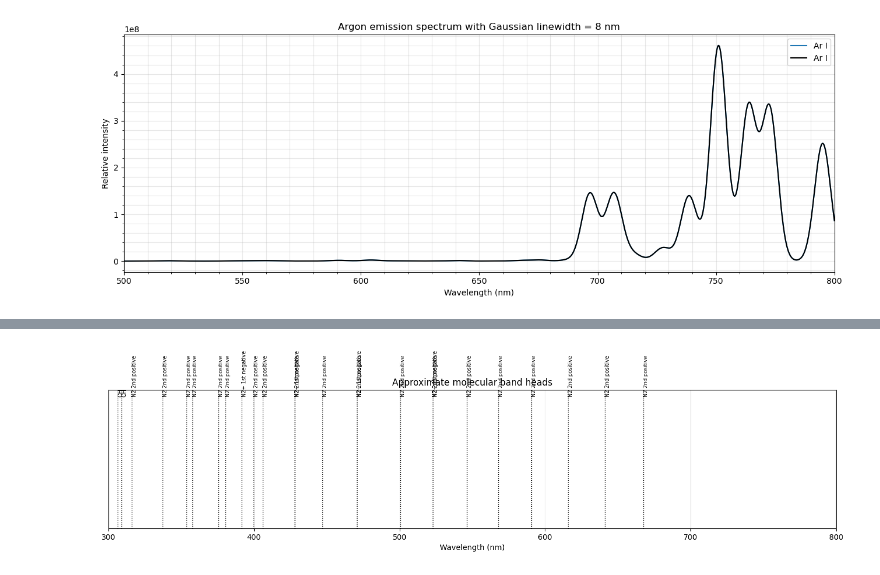
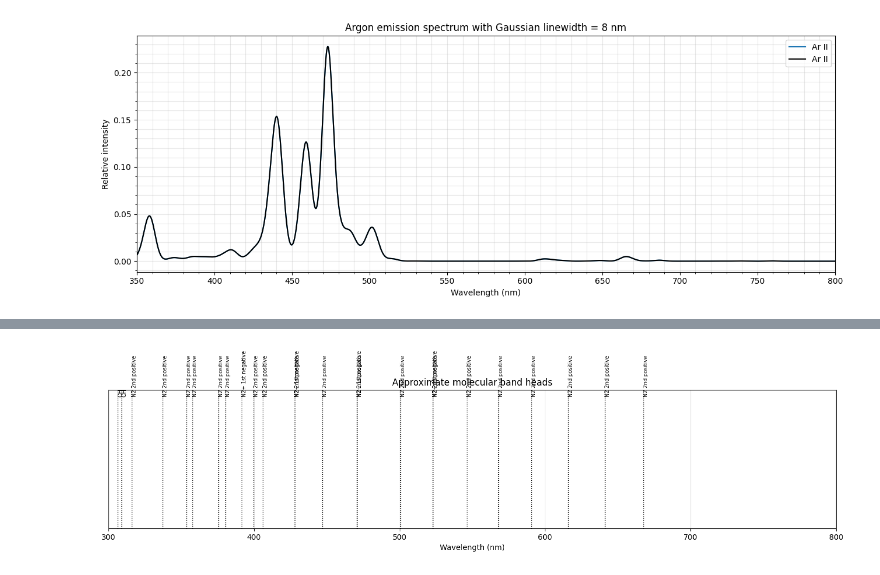
Before and after one commit to maimounabocoum/UCLA-code, a Jupyter notebook: SpectrumAr.ipynb, the cells around one changed output, grey strips where cells are left out. Cells and saved outputs as stored; diff of their text form; code cells hidden in the pictures.

```diff
--- a/SpectrumAr.ipynb
+++ b/SpectrumAr.ipynb
@@ -16,15 +16,15 @@ from nist_utils import ExtractIntensityNist, Extract_Ei_Ek, Get_bremsstralung
 linewidth = 8
 
 # Spectral axis for reconstructed spectrum
-lambda_min = 500
+lambda_min = 350
 lambda_max = 800
 Npts = 10000
 kb   = 8.617333262e-5 # boltzmann constant in eV / K
 T    = 3000   # Temperature in K
-Text = 12000   # excitation temperature
+Text = 20000   # excitation temperature
 
 # Ionization states ,"Si I","H I"
-ar_types = ["Ar I"]
+ar_types = ["Ar II"]
 
 # Colors
 colors = ["tab:blue", "tab:red", "tab:green", "tab:orange", "tab:brown"]
@@ -109,7 +109,7 @@ for ar_type, color in zip(ar_types, colors):
     hnu         = hnu[idx]
 
     # normalizing each individual species
-    #intensity = intensity/max(intensity)
+    intensity = intensity/max(intensity)
 
     # ---------------------------------------------------
     # Build Gaussian spectrum
@@ -124,9 +124,10 @@ for ar_type, color in zip(ar_types, colors):
 
         gaussian = I * t * np.exp(
             -(lambda_axis - l)**2 / (2 * sigma**2)
-        ) * np.exp(-0*Eu/(kb*Text))
+        ) * np.exp(-Eu/(kb*Text))
         spectrum += gaussian
-
+        if I>1:
+            print(l)
     # Plot spectrum
     spectrumTot += spectrum
     ax.plot(
@@ -138,7 +139,7 @@ for ar_type, color in zip(ar_types, colors):
     )
 
 # add Bresstralum to current spectra
-epsilon_lambda_norm = Get_bremsstralung(lambda_axis)
+epsilon_lambda_norm = Get_bremsstralung(lambda_axis,3000)
 
 # ---------------------------------------------------
 # Formatting
@@ -169,5 +170,5 @@ Downloading Ar I lines...
 Ei           Ek
-[figure, old version]
+[figure, new version]
 # %%
 # Full Path to your file
 #filename = r"D:\ucla data\spectrum\ArgonLS_63p3dBm_5900torr_500kHzdrive_25msIntTime_ST006871__1__19-46-08-601.txt"
```
Also changed, not shown: parts of 2 cells of this notebook, 1 other file.
